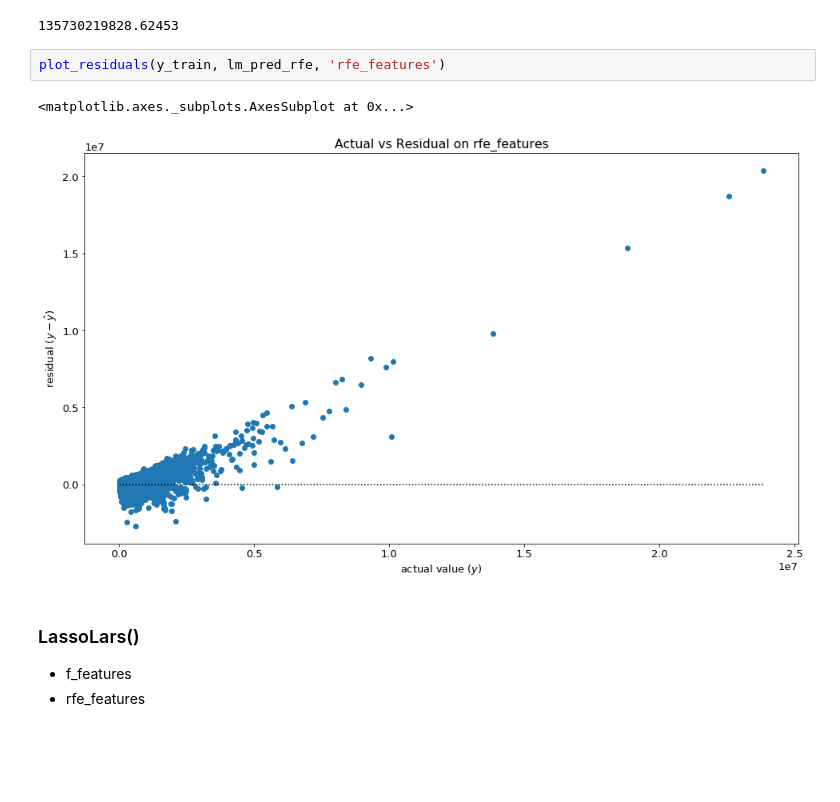
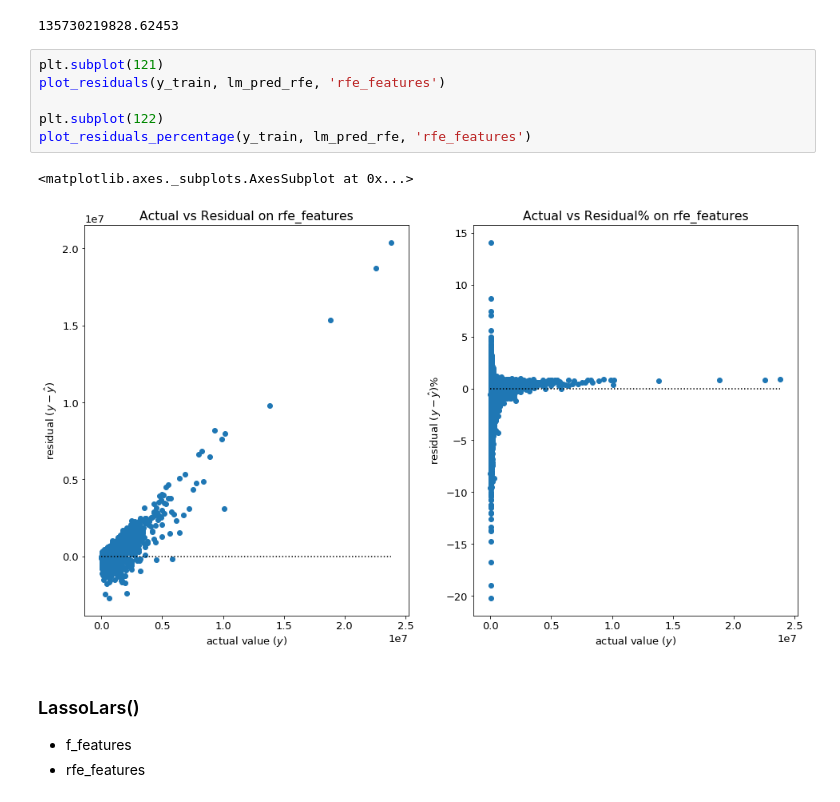
Before and after one commit to Estimating-Home-Value/Predicting-Tax-Assessed-Home-Values, a Jupyter notebook: scratchpad_shi.ipynb, the cells around one changed output. Cells and saved outputs as stored; diff of their text form; blank space fills up the shorter version.

```diff
--- a/scratchpad_shi.ipynb
+++ b/scratchpad_shi.ipynb
@@ -1512,11 +1531,15 @@ lm_rmse_rfe = mean_squared_error(y_train, lm_pred_rfe)**1/2
 lm_rmse_rfe
 # %% [output]
 135730219828.62453
-# %%
-plot_residuals(y_train, lm_pred_rfe, 'rfe_features')
-# %% [output]
-<matplotlib.axes._subplots.AxesSubplot at 0x...>
-[figure, removed]
+# %%
+plt.subplot(121)
+plot_residuals(y_train, lm_pred_rfe, 'rfe_features')
+
+plt.subplot(122)
+plot_residuals_percentage(y_train, lm_pred_rfe, 'rfe_features')
+# %% [output]
+<matplotlib.axes._subplots.AxesSubplot at 0x...>
+[figure, added]
 # %% [markdown]
 ### LassoLars()
 - f_features
```
Also changed, not shown: parts of 13 cells of this notebook.
